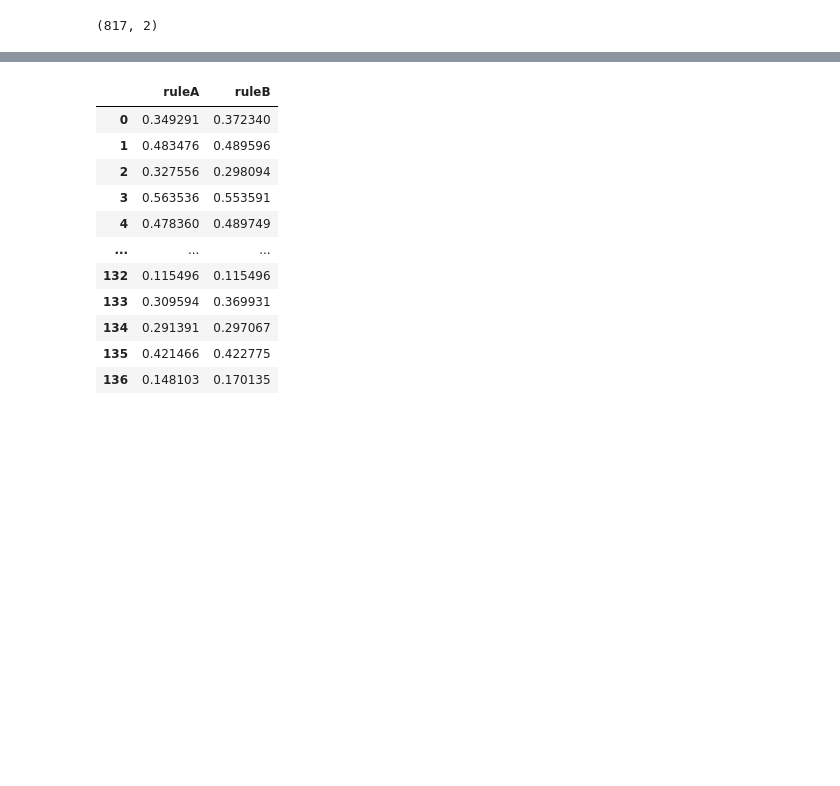
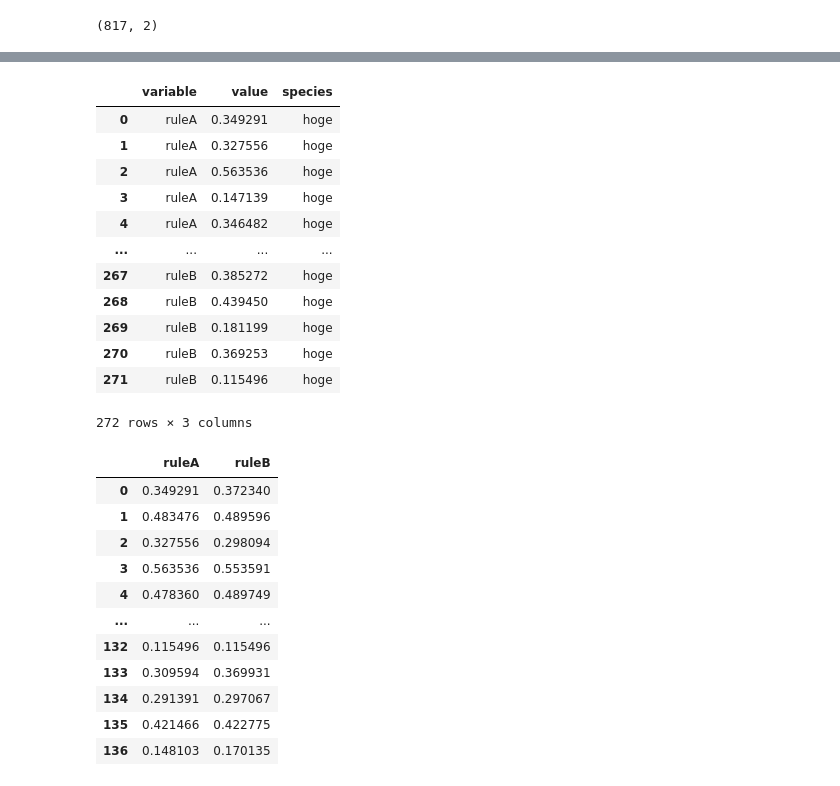
Before and after one commit to Taiki-jp/sleep_study, a Jupyter notebook: data_analysis.ipynb, the cells around one changed output, grey strips where cells are left out. Saved outputs shown, nothing was run; the diff lists cells and outputs as text; code cells hidden in the pictures; blank space fills up the shorter version.

```diff
--- a/data_analysis.ipynb
+++ b/data_analysis.ipynb
@@ -502,3 +600,19 @@ plt.savefig(os.path.join(os.environ["sleep"], "figures", "tmp", "boxplot.png"))
+# %%
+df_melt
+# %% [output]
+|  | variable | value | species |
+| 0 | ruleA | 0.349291 | hoge |
+| 1 | ruleA | 0.327556 | hoge |
+| 2 | ruleA | 0.563536 | hoge |
+| 3 | ruleA | 0.147139 | hoge |
+| 4 | ruleA | 0.346482 | hoge |
+| ... | ... | ... | ... |
+| 267 | ruleB | 0.385272 | hoge |
+| 268 | ruleB | 0.439450 | hoge |
+| 269 | ruleB | 0.181199 | hoge |
+| 270 | ruleB | 0.369253 | hoge |
+| 271 | ruleB | 0.115496 | hoge |
+272 rows × 3 columns
 # %%
 df = pd.DataFrame(acc_list, columns=("ruleA", "ruleB"))
 df
```
Also changed, not shown: parts of 20 cells of this notebook.
